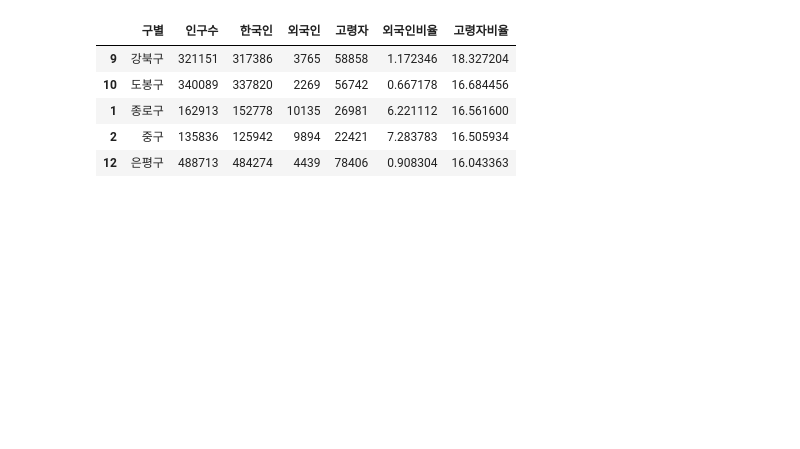
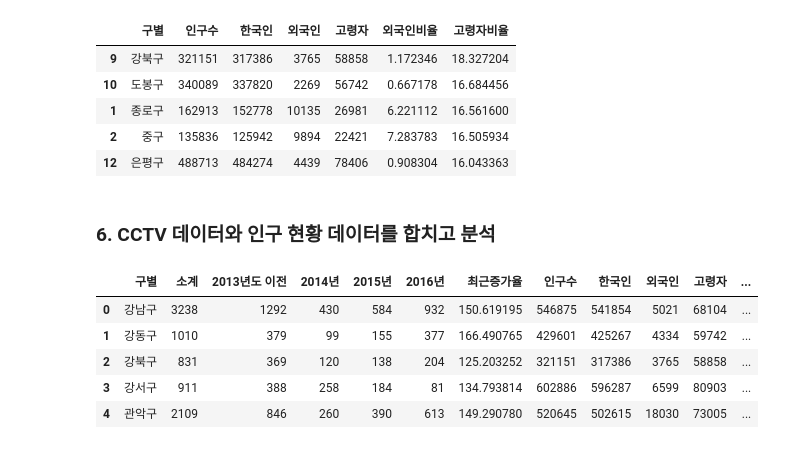
Before and after one commit to leebaek/python_data_analysis, a Jupyter notebook: 서울시 구별 CCTV 현황 분석/서울시 구별 CCTV 현황 분석.ipynb, the cells around one changed output. Drawn from its saved outputs; the diff is of its cells as text; code cells hidden in the pictures; blank space fills up the shorter version.

```diff
--- a/서울시 구별 CCTV 현황 분석/서울시 구별 CCTV 현황 분석.ipynb
+++ b/서울시 구별 CCTV 현황 분석/서울시 구별 CCTV 현황 분석.ipynb
@@ -191,3 +193,16 @@ pop_Seoul.sort_values(by='고령자비율', ascending=False).head()
 | 1 | 종로구 | 162913 | 152778 | 10135 | 26981 | 6.221112 | 16.561600 |
 | 2 | 중구 | 135836 | 125942 | 9894 | 22421 | 7.283783 | 16.505934 |
 | 12 | 은평구 | 488713 | 484274 | 4439 | 78406 | 0.908304 | 16.043363 |
+# %% [markdown]
+### 6. CCTV 데이터와 인구 현황 데이터를 합치고 분석
+# %%
+# merge로 데이터 병합
+data_result = pd.merge(CCTV_Seoul, pop_Seoul, on='구별')
+data_result.head()
+# %% [output]
+|  | 구별 | 소계 | 2013년도 이전 | 2014년 | 2015년 | 2016년 | 최근증가율 | 인구수 | 한국인 | 외국인 | 고령자 | ... |
+| 0 | 강남구 | 3238 | 1292 | 430 | 584 | 932 | 150.619195 | 546875 | 541854 | 5021 | 68104 | ... |
+| 1 | 강동구 | 1010 | 379 | 99 | 155 | 377 | 166.490765 | 429601 | 425267 | 4334 | 59742 | ... |
+| 2 | 강북구 | 831 | 369 | 120 | 138 | 204 | 125.203252 | 321151 | 317386 | 3765 | 58858 | ... |
+| 3 | 강서구 | 911 | 388 | 258 | 184 | 81 | 134.793814 | 602886 | 596287 | 6599 | 80903 | ... |
+| 4 | 관악구 | 2109 | 846 | 260 | 390 | 613 | 149.290780 | 520645 | 502615 | 18030 | 73005 | ... |
```
Also changed, not shown: parts of 14 cells of this notebook.
